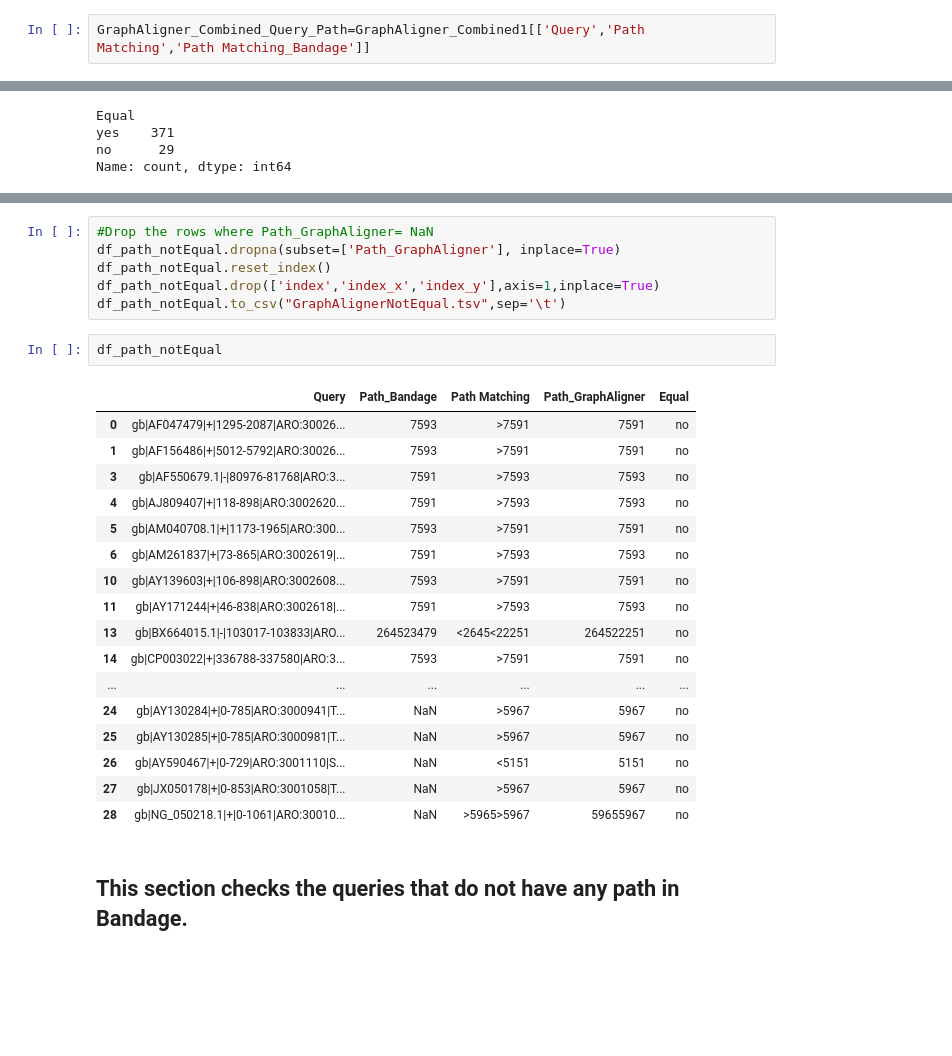
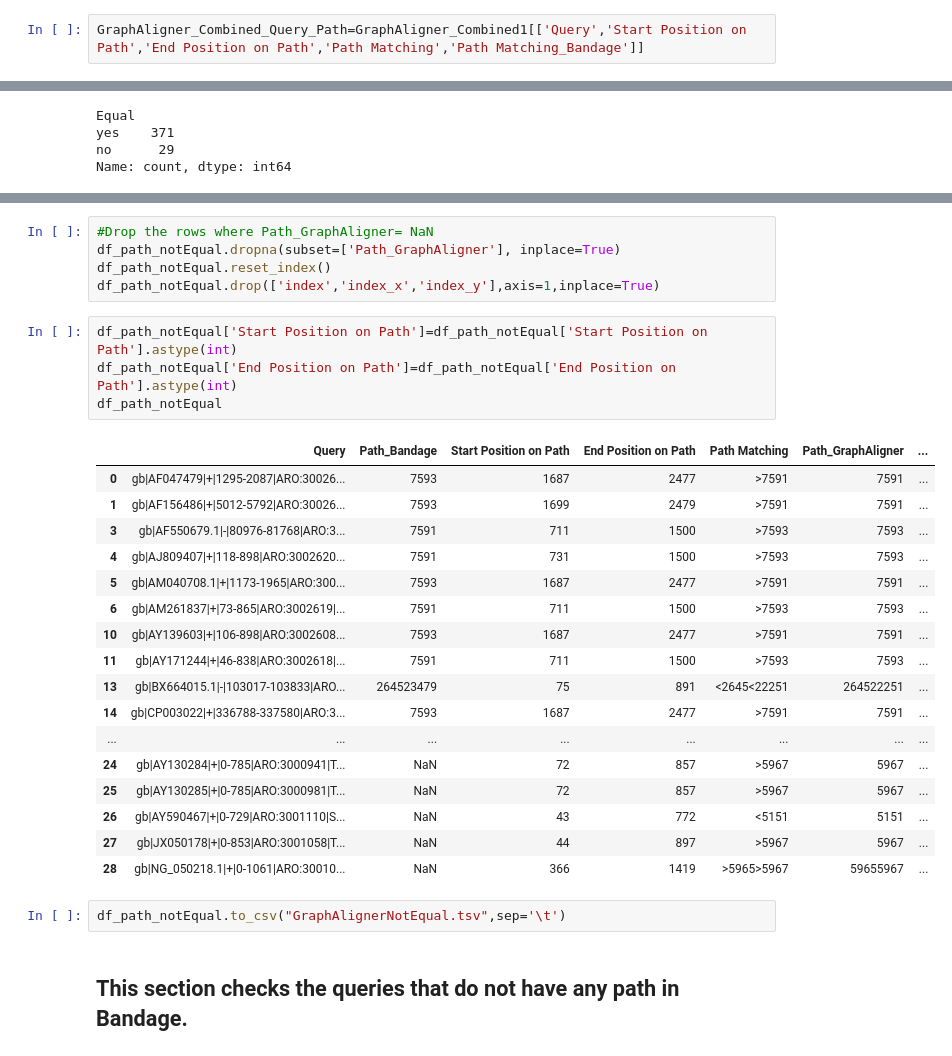
Before and after one commit to Yusreen/Thesis, a Jupyter notebook: Results and findings/GraphAlignerBandageScript.ipynb, the cells around one changed output, grey strips where cells are left out. Cells and saved outputs as stored; diff of their text form; blank space fills up the shorter version.

Commit message:
Added chnages to Extract the sequences for GraphAligner

```diff
--- a/Results and findings/GraphAlignerBandageScript.ipynb
+++ b/Results and findings/GraphAlignerBandageScript.ipynb
@@ -85,7 +85,7 @@ Bandage_Combined1['Path']=Bandage_Combined1['Path'].str.replace('-', "")
 ### GraphAligner_Combined_Query_Path
 ### Bandage_Combined_Query_Path
 # %%
-GraphAligner_Combined_Query_Path=GraphAligner_Combined1[['Query','Path Matching','Path Matching_Bandage']]
+GraphAligner_Combined_Query_Path=GraphAligner_Combined1[['Query','Start Position on Path','End Position on Path','Path Matching','Path Matching_Bandage']]
 # %%
 Bandage_Combined_Query_Path=Bandage_Combined1[['Query','Path']]
 # %%
@@ -186,27 +186,30 @@ df_path_notEqual
 df_path_notEqual.dropna(subset=['Path_GraphAligner'], inplace=True)
 df_path_notEqual.reset_index()
 df_path_notEqual.drop(['index','index_x','index_y'],axis=1,inplace=True)
-df_path_notEqual.to_csv("GraphAlignerNotEqual.tsv",sep='\t')
 # %%
+df_path_notEqual['Start Position on Path']=df_path_notEqual['Start Position on Path'].astype(int)
+df_path_notEqual['End Position on Path']=df_path_notEqual['End Position on Path'].astype(int)
 df_path_notEqual
 # %% [output]
-|  | Query | Path_Bandage | Path Matching | Path_GraphAligner | Equal |
-| 0 | gb|AF047479|+|1295-2087|ARO:30026... | 7593 | >7591 | 7591 | no |
-| 1 | gb|AF156486|+|5012-5792|ARO:30026... | 7593 | >7591 | 7591 | no |
-| 3 | gb|AF550679.1|-|80976-81768|ARO:3... | 7591 | >7593 | 7593 | no |
-| 4 | gb|AJ809407|+|118-898|ARO:3002620... | 7591 | >7593 | 7593 | no |
-| 5 | gb|AM040708.1|+|1173-1965|ARO:300... | 7593 | >7591 | 7591 | no |
-| 6 | gb|AM261837|+|73-865|ARO:3002619|... | 7591 | >7593 | 7593 | no |
-| 10 | gb|AY139603|+|106-898|ARO:3002608... | 7593 | >7591 | 7591 | no |
-| 11 | gb|AY171244|+|46-838|ARO:3002618|... | 7591 | >7593 | 7593 | no |
-| 13 | gb|BX664015.1|-|103017-103833|ARO... | 264523479 | <2645<22251 | 264522251 | no |
-| 14 | gb|CP003022|+|336788-337580|ARO:3... | 7593 | >7591 | 7591 | no |
-| ... | ... | ... | ... | ... | ... |
-| 24 | gb|AY130284|+|0-785|ARO:3000941|T... | NaN | >5967 | 5967 | no |
-| 25 | gb|AY130285|+|0-785|ARO:3000981|T... | NaN | >5967 | 5967 | no |
-| 26 | gb|AY590467|+|0-729|ARO:3001110|S... | NaN | <5151 | 5151 | no |
-| 27 | gb|JX050178|+|0-853|ARO:3001058|T... | NaN | >5967 | 5967 | no |
-| 28 | gb|NG_050218.1|+|0-1061|ARO:30010... | NaN | >5965>5967 | 59655967 | no |
+|  | Query | Path_Bandage | Start Position on Path | End Position on Path | Path Matching | Path_GraphAligner | ... |
+| 0 | gb|AF047479|+|1295-2087|ARO:30026... | 7593 | 1687 | 2477 | >7591 | 7591 | ... |
+| 1 | gb|AF156486|+|5012-5792|ARO:30026... | 7593 | 1699 | 2479 | >7591 | 7591 | ... |
+| 3 | gb|AF550679.1|-|80976-81768|ARO:3... | 7591 | 711 | 1500 | >7593 | 7593 | ... |
+| 4 | gb|AJ809407|+|118-898|ARO:3002620... | 7591 | 731 | 1500 | >7593 | 7593 | ... |
+| 5 | gb|AM040708.1|+|1173-1965|ARO:300... | 7593 | 1687 | 2477 | >7591 | 7591 | ... |
+| 6 | gb|AM261837|+|73-865|ARO:3002619|... | 7591 | 711 | 1500 | >7593 | 7593 | ... |
+| 10 | gb|AY139603|+|106-898|ARO:3002608... | 7593 | 1687 | 2477 | >7591 | 7591 | ... |
+| 11 | gb|AY171244|+|46-838|ARO:3002618|... | 7591 | 711 | 1500 | >7593 | 7593 | ... |
+| 13 | gb|BX664015.1|-|103017-103833|ARO... | 264523479 | 75 | 891 | <2645<22251 | 264522251 | ... |
+| 14 | gb|CP003022|+|336788-337580|ARO:3... | 7593 | 1687 | 2477 | >7591 | 7591 | ... |
+| ... | ... | ... | ... | ... | ... | ... | ... |
+| 24 | gb|AY130284|+|0-785|ARO:3000941|T... | NaN | 72 | 857 | >5967 | 5967 | ... |
+| 25 | gb|AY130285|+|0-785|ARO:3000981|T... | NaN | 72 | 857 | >5967 | 5967 | ... |
+| 26 | gb|AY590467|+|0-729|ARO:3001110|S... | NaN | 43 | 772 | <5151 | 5151 | ... |
+| 27 | gb|JX050178|+|0-853|ARO:3001058|T... | NaN | 44 | 897 | >5967 | 5967 | ... |
+| 28 | gb|NG_050218.1|+|0-1061|ARO:30010... | NaN | 366 | 1419 | >5965>5967 | 59655967 | ... |
+# %%
+df_path_notEqual.to_csv("GraphAlignerNotEqual.tsv",sep='\t')
 # %% [markdown]
 ## This section checks the queries that do not have any path in Bandage.
 # %%
```
Also changed, not shown: parts of 7 cells of this notebook, 7 other files.
